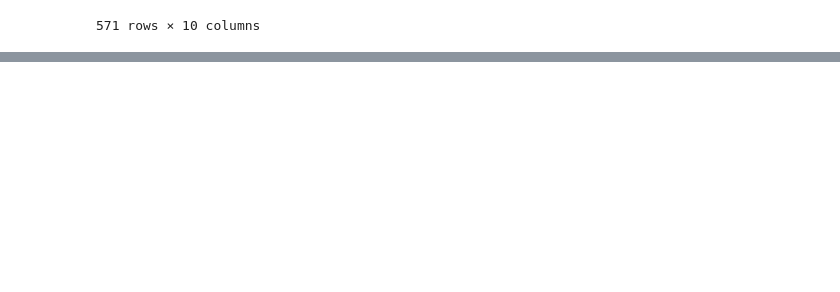
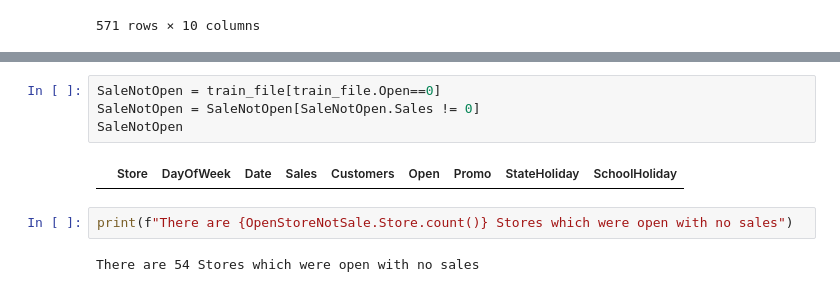
Before and after one commit to Mansoorinho/ML_lab_S20-21, a Jupyter notebook: Lab_02/ML_lab02.ipynb, the cells around one changed output, grey strips where cells are left out. Saved outputs shown, nothing was run; the diff lists cells and outputs as text; blank space fills up the shorter version.

```diff
--- a/Lab_02/ML_lab02.ipynb
+++ b/Lab_02/ML_lab02.ipynb
@@ -120,0 +157,10 @@ TmMax
+# %%
+SaleNotOpen = train_file[train_file.Open==0]
+SaleNotOpen = SaleNotOpen[SaleNotOpen.Sales != 0]
+SaleNotOpen
+# %% [output]
+|  | Store | DayOfWeek | Date | Sales | Customers | Open | Promo | StateHoliday | SchoolHoliday |
+# %%
+print(f"There are {OpenStoreNotSale.Store.count()} Stores which were open with no sales")
+# %% [output]
+There are 54 Stores which were open with no sales
```
Also changed, not shown: parts of 10 cells of this notebook.
